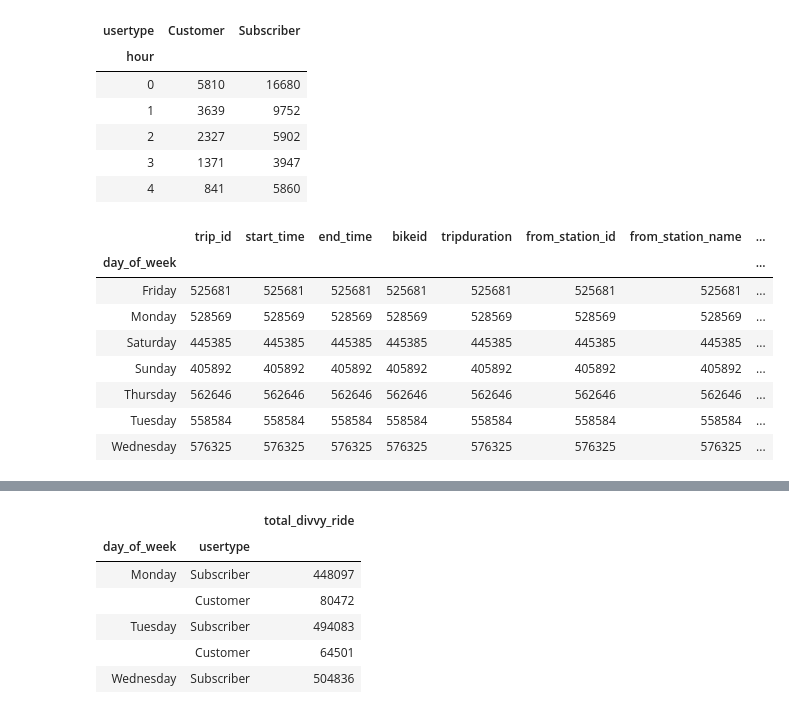
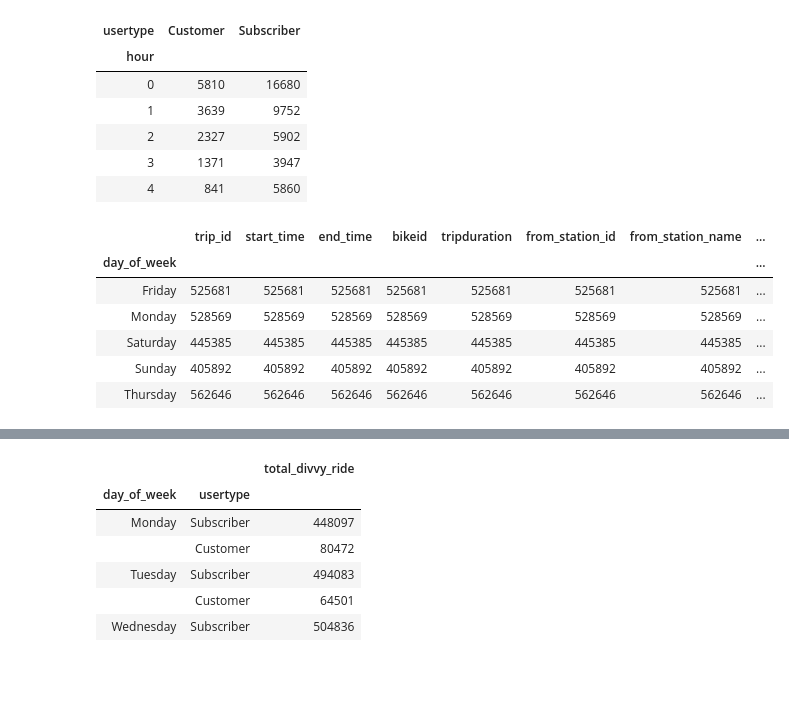
Before and after one commit to AlejandraRosa/Divvy_Project, a Jupyter notebook: Divvy_main.ipynb, the cells around one changed output, grey strips where cells are left out. Drawn from its saved outputs; the diff is of its cells as text; code cells hidden in the pictures; blank space fills up the shorter version.

```diff
--- a/Divvy_main.ipynb
+++ b/Divvy_main.ipynb
@@ -184,16 +172,14 @@ divvy_day['end_time'] = pd.to_datetime(divvy_combined['end_time'])
 divvy_day['day_of_week']=divvy_combined['start_time'].dt.weekday_name
 # %%
 divvy_weekday = divvy_day.groupby('day_of_week').count()
-divvy_weekday.head(7)
+divvy_weekday.head(5)
 # %% [output]
 |  | trip_id | start_time | end_time | bikeid | tripduration | from_station_id | from_station_name | ... |
 | day_of_week |  |  |  |  |  |  |  | ... |
 | Friday | 525681 | 525681 | 525681 | 525681 | 525681 | 525681 | 525681 | ... |
 | Monday | 528569 | 528569 | 528569 | 528569 | 528569 | 528569 | 528569 | ... |
 | Saturday | 445385 | 445385 | 445385 | 445385 | 445385 | 445385 | 445385 | ... |
 | Sunday | 405892 | 405892 | 405892 | 405892 | 405892 | 405892 | 405892 | ... |
 | Thursday | 562646 | 562646 | 562646 | 562646 | 562646 | 562646 | 562646 | ... |
-| Tuesday | 558584 | 558584 | 558584 | 558584 | 558584 | 558584 | 558584 | ... |
-| Wednesday | 576325 | 576325 | 576325 | 576325 | 576325 | 576325 | 576325 | ... |
 # %%
 divvy_weekday_usertype = divvy_day.groupby(["day_of_week", "usertype"], sort=False).count()
```
Also changed, not shown: parts of 18 cells of this notebook, 1 other file.
